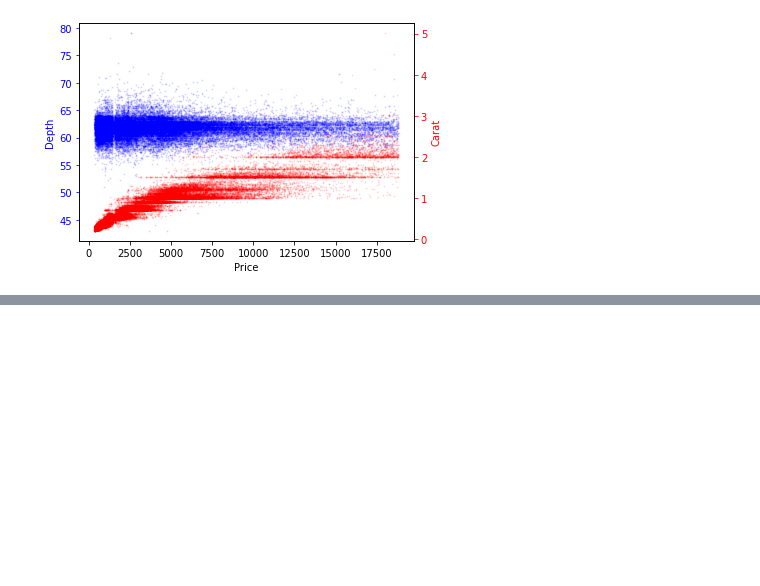
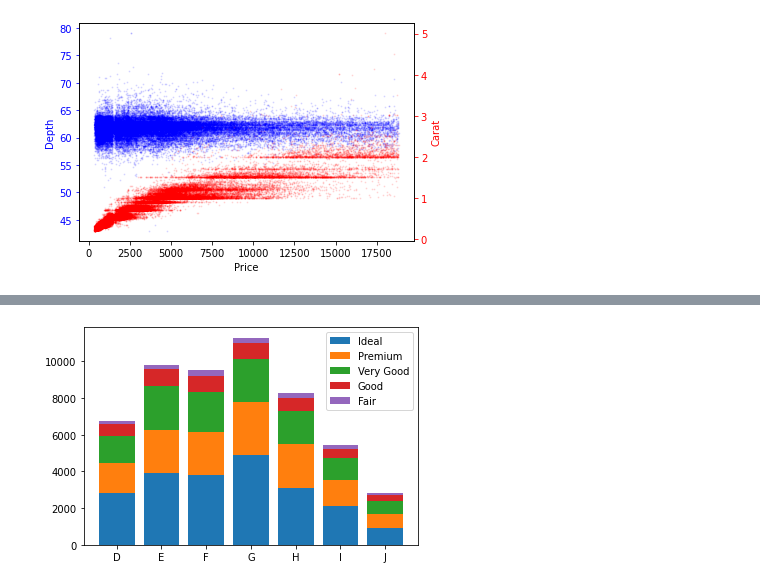
Before and after one commit to anikomaraz/python_courses_postbootcamp, a Jupyter notebook: matplotlib.ipynb, the cells around one changed output, grey strips where cells are left out. Cells and saved outputs as stored; diff of their text form; code cells hidden in the pictures; blank space fills up the shorter version.

Commit message:
bar chart

```diff
--- a/matplotlib.ipynb
+++ b/matplotlib.ipynb
@@ -69,0 +82,5 @@ plt.show()
+# %%
+# wrangle data, so that color counts (length) is in each column
+data_bars = data[['cut', 'color']]
+data_bars = data_bars.pivot_table(index='color', columns='cut',
+                        aggfunc=len, fill_value=0)
@@ -69,0 +97,17 @@ plt.show()
+# %%
+fig, ax = plt.subplots()
+ax.bar(data_bars.index, data_bars['Ideal'], label = 'Ideal')
+ax.bar(data_bars.index, data_bars['Premium'], label = 'Premium',
+      bottom = data_bars['Ideal'])
+ax.bar(data_bars.index, data_bars['Very Good'], label = 'Very Good',
+      bottom = data_bars['Ideal'] + data_bars['Premium'])
+ax.bar(data_bars.index, data_bars['Good'], label = 'Good',
+      bottom = data_bars['Ideal'] + data_bars['Premium'] + data_bars['Very Good'])
+ax.bar(data_bars.index, data_bars['Fair'], label = 'Fair',
+      bottom = data_bars['Ideal'] + data_bars['Premium'] + data_bars['Very Good'] + data_bars['Good'])
+
+ax.y
+ax.legend()
+plt.show()
+# %% [output]
+[figure, added]
```
Also changed, not shown: parts of 4 cells of this notebook.
